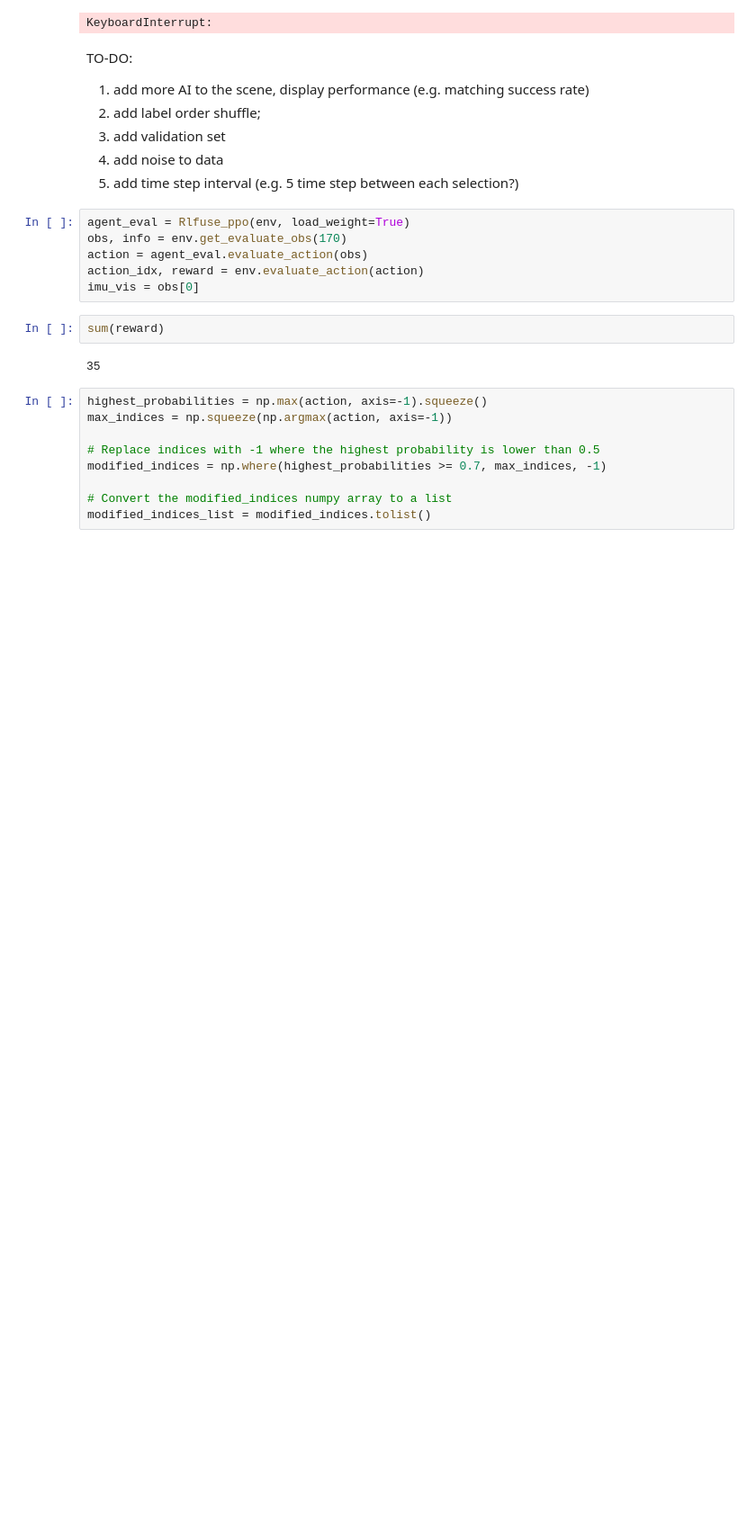
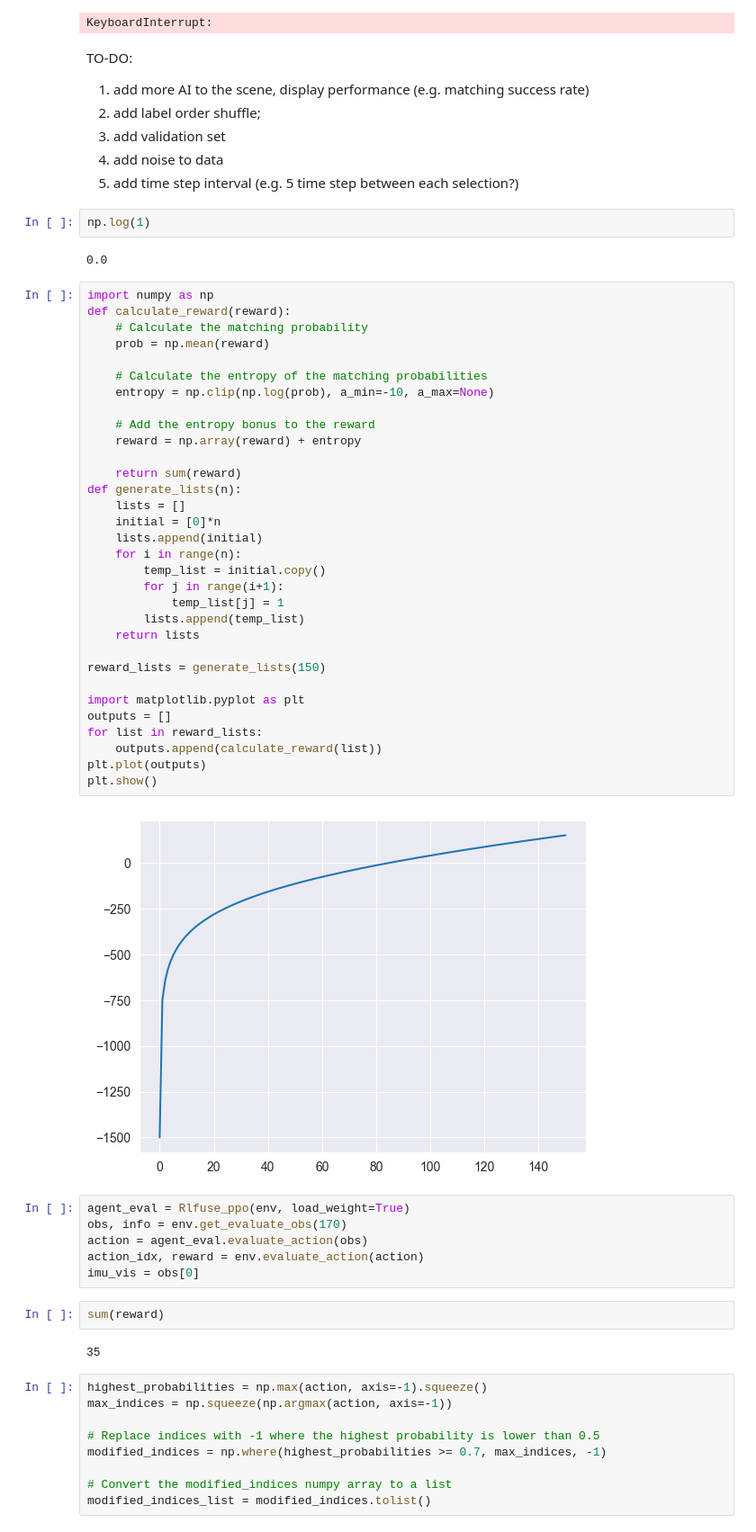
Before and after one commit to codelzz/WirelessDT, a Jupyter notebook: Source/WiTracingPy/RL/rl_fusing.ipynb, the cells around one changed output. Shown at 90% size. Saved outputs shown, nothing was run; the diff lists cells and outputs as text; blank space fills up the shorter version.

```diff
--- a/Source/WiTracingPy/RL/rl_fusing.ipynb
+++ b/Source/WiTracingPy/RL/rl_fusing.ipynb
@@ -146,6 +125,44 @@ TO-DO:
 3. add validation set
 4. add noise to data
 5. add time step interval (e.g. 5 time step between each selection?)
+# %%
+np.log(1)
+# %% [output]
+0.0
+# %%
+import numpy as np
+def calculate_reward(reward):
+    # Calculate the matching probability
+    prob = np.mean(reward)
+
+    # Calculate the entropy of the matching probabilities
+    entropy = np.clip(np.log(prob), a_min=-10, a_max=None)
+
+    # Add the entropy bonus to the reward
+    reward = np.array(reward) + entropy
+
+    return sum(reward)
+def generate_lists(n):
+    lists = []
+    initial = [0]*n
+    lists.append(initial)
+    for i in range(n):
+        temp_list = initial.copy()
+        for j in range(i+1):
+            temp_list[j] = 1
+        lists.append(temp_list)
+    return lists
+
+reward_lists = generate_lists(150)
+
+import matplotlib.pyplot as plt
+outputs = []
+for list in reward_lists:
+    outputs.append(calculate_reward(list))
+plt.plot(outputs)
+plt.show()
+# %% [output]
+[figure, added]
 # %%
 agent_eval = Rlfuse_ppo(env, load_weight=True)
 obs, info = env.get_evaluate_obs(170)
```
Also changed, not shown: parts of 14 cells of this notebook, 57 other files.
